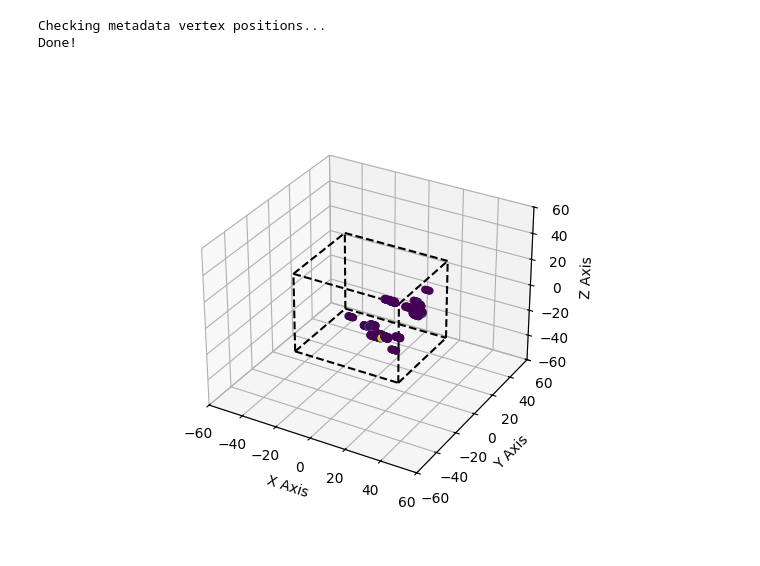
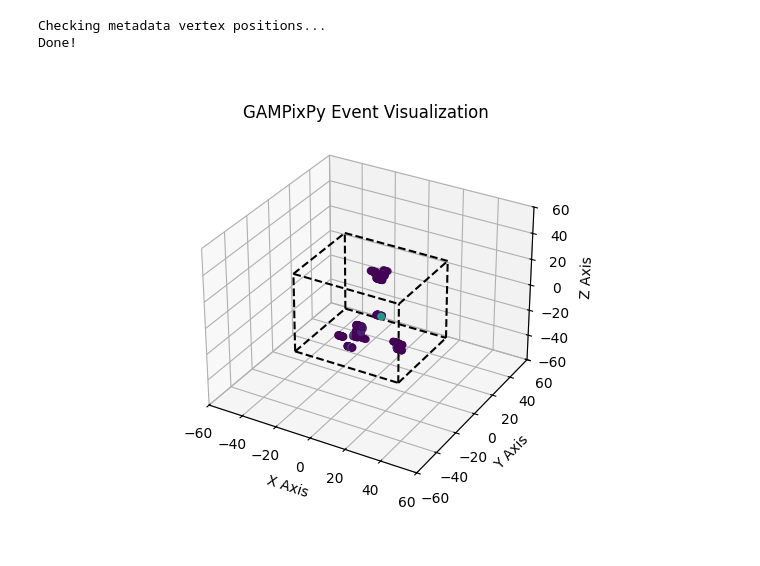
Before and after one commit to vaccarojohn/SNeNDSim, a Jupyter notebook: sim/detector_simulation/verify_detector_signal.ipynb, the cells around one changed output. Saved outputs shown, nothing was run; the diff lists cells and outputs as text; code cells hidden in the pictures.

```diff
--- a/sim/detector_simulation/verify_detector_signal.ipynb
+++ b/sim/detector_simulation/verify_detector_signal.ipynb
@@ -104,32 +104,33 @@ def draw_boundaries(ax):
 # %%
 import matplotlib.pyplot as plt
 import h5py
 
 fig = plt.figure()
 ax = fig.add_subplot(111, projection = '3d')
+plt.title('GAMPixPy Event Visualization')
 
-event_id = 7 # pick your favorite!
+event_id = 5 # pick your favorite!
 event_pixel_hit_mask = gampix_output['pixel_hits']['event id'] == event_id
 event_pixel_hits = gampix_output['pixel_hits'][event_pixel_hit_mask]
 
 draw_boundaries(ax)
 
 ax.scatter(event_pixel_hits['hit x'],
            event_pixel_hits['hit y'],
            event_pixel_hits['hit z'],
            c = event_pixel_hits['hit charge'])
 
 ax.set_xlim(-60, 60)
 ax.set_ylim(-60, 60)
 ax.set_zlim(-60, 60)
 
 # Add labels
 ax.set_xlabel('X Axis')
 ax.set_ylabel('Y Axis')
 ax.set_zlabel('Z Axis')
 
 disconnect_zoom = zoom_factory(ax, base_scale=1.02)
 
 plt.show()
 # %% [output]
-[figure, old version]
+[figure, new version]
```
Also changed, not shown: 10 other files.
